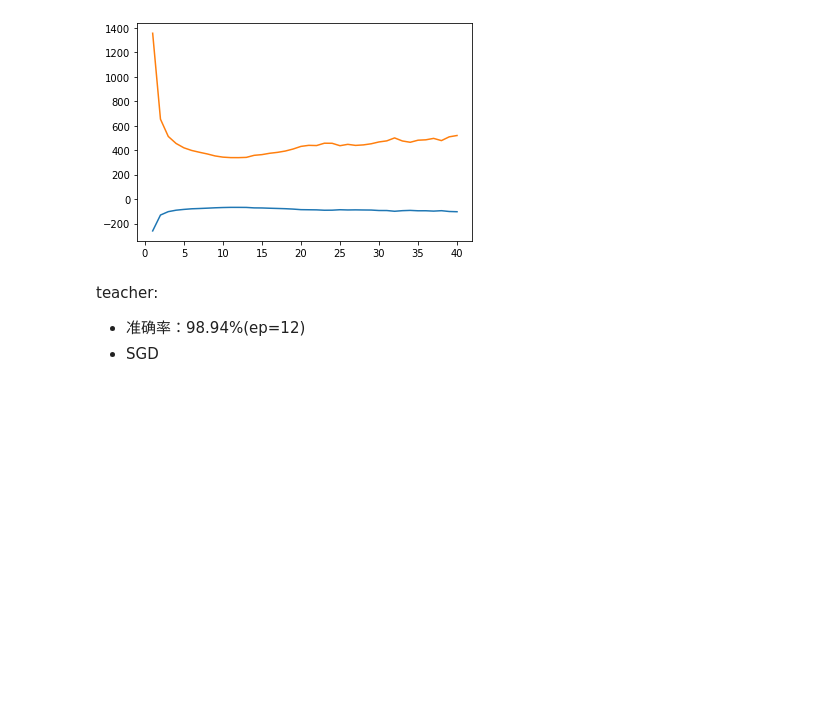
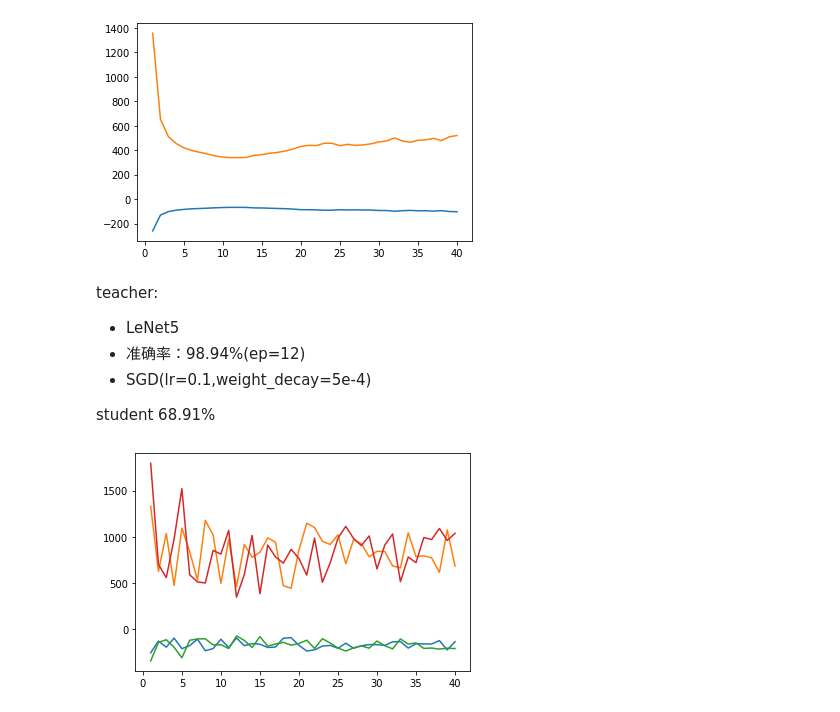
Before and after one commit to yinzp-simple/paper-reading2, a Jupyter notebook: models/experiment.ipynb, the cells around one changed output. Saved outputs shown, nothing was run; the diff lists cells and outputs as text; code cells hidden in the pictures; blank space fills up the shorter version.

```diff
--- a/models/experiment.ipynb
+++ b/models/experiment.ipynb
@@ -107,5 +108,16 @@ draw_loss("/home/ubuntu/YZP/gitee/paper-reading/models/ckpt/lossfile/7LeNet5Half
 [figure]
 # %% [markdown]
 teacher:
+* LeNet5
 * 准确率：98.94%(ep=12)
-* SGD
+* SGD(lr=0.1,weight_decay=5e-4)
+
+student
+68.91%
+# %%
+draw_loss("/home/ubuntu/YZP/gitee/paper-reading/models/ckpt/lossfile/8GeneratorA_loss_40.npy")
+draw_loss("/home/ubuntu/YZP/gitee/paper-reading/models/ckpt/lossfile/8LeNet5Half_loss_40.npy")
+draw_loss("/home/ubuntu/YZP/gitee/paper-reading/models/ckpt/lossfile/9GeneratorA_loss_40.npy")
+draw_loss("/home/ubuntu/YZP/gitee/paper-reading/models/ckpt/lossfile/9LeNet5Half_loss_40.npy")
+# %% [output]
+[figure, added]
```
Also changed, not shown: parts of 18 cells of this notebook, 2 other files.
